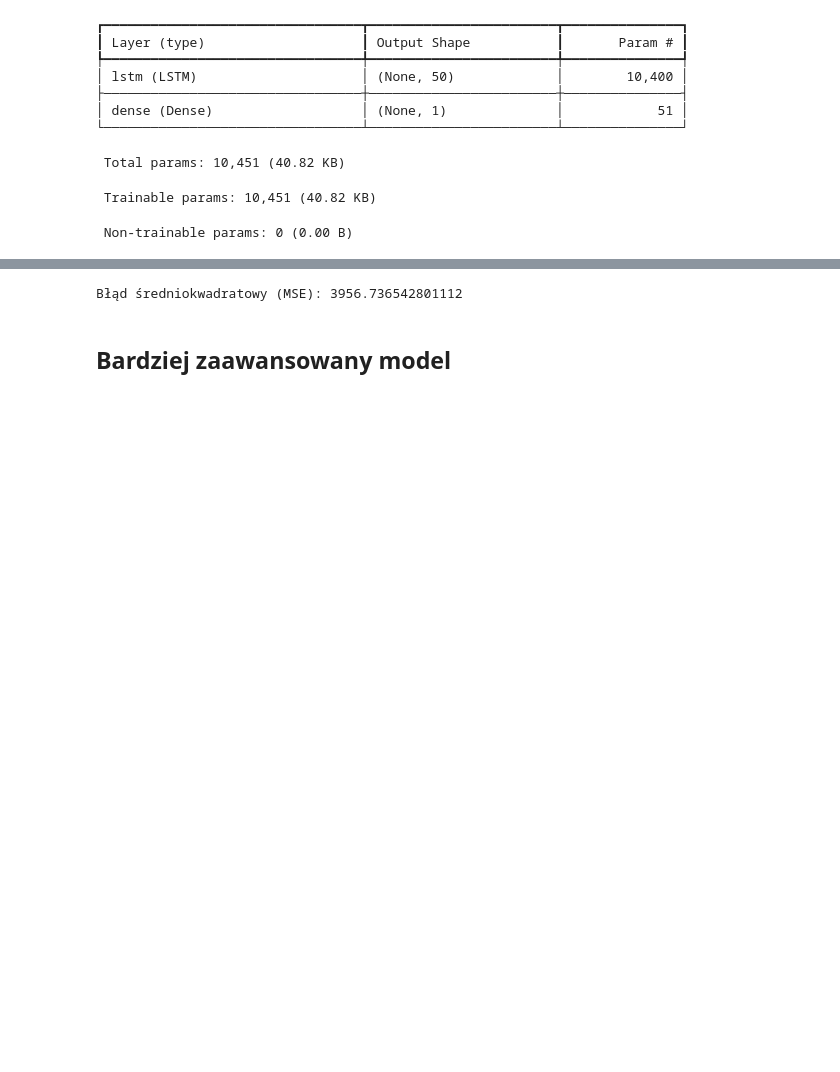
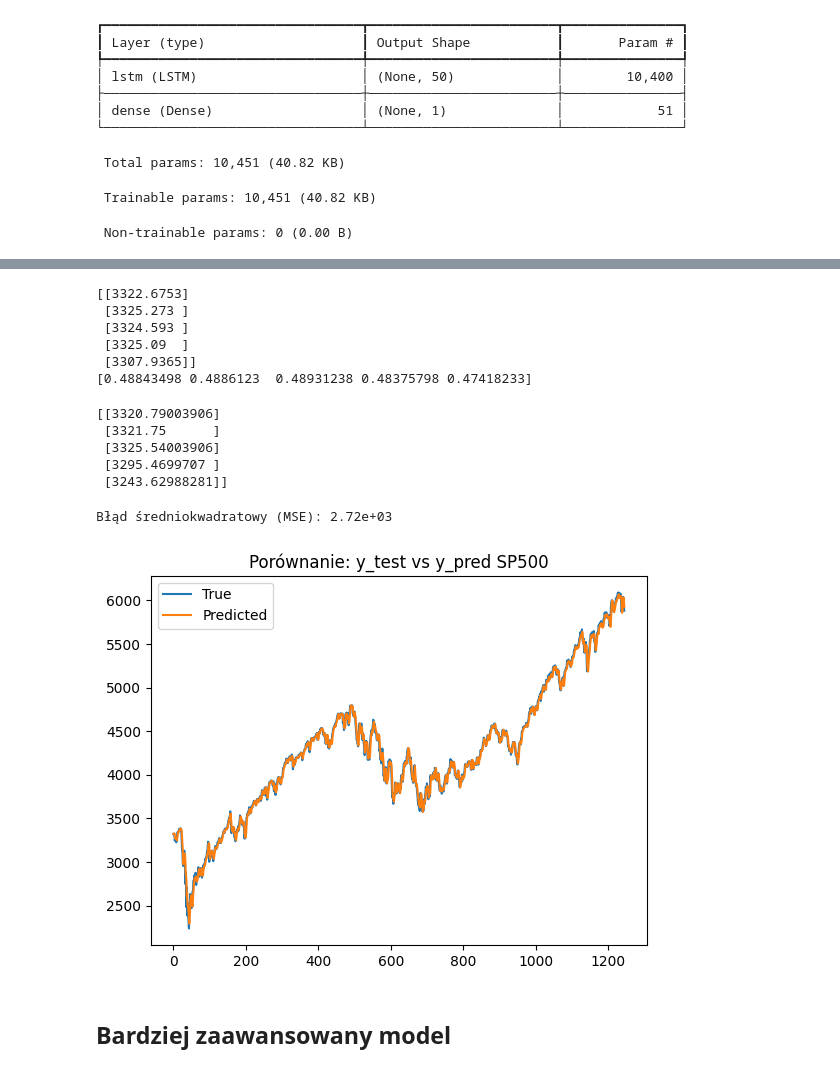
Before and after one commit to pnnowak/Projektyrynkifin, a Jupyter notebook: Modelowanieakcji_lstm.ipynb, the cells around one changed output, grey strips where cells are left out. Drawn from its saved outputs; the diff is of its cells as text; code cells hidden in the pictures; blank space fills up the shorter version.

```diff
--- a/Modelowanieakcji_lstm.ipynb
+++ b/Modelowanieakcji_lstm.ipynb
@@ -88,9 +86,36 @@ y_test = scaler.inverse_transform(y_test.reshape(-1, 1))
+# %%
+print(predictions[:5])
+print(y_test[:5])
+# %% [output]
+[[3322.6753]
+ [3325.273 ]
+ [3324.593 ]
+ [3325.09  ]
+ [3307.9365]]
+[0.48843498 0.4886123  0.48931238 0.48375798 0.47418233]
+# %%
+y_test = scaler.inverse_transform(y_test.reshape(-1, 1))
+print(y_test[:5])
+# %% [output]
+[[3320.79003906]
+ [3321.75      ]
+ [3325.54003906]
+ [3295.4699707 ]
+ [3243.62988281]]
 # %%
 # Obliczenie MSE
 mse = mean_squared_error(y_test, predictions)
-print(f"Błąd średniokwadratowy (MSE): {mse}")
+print(f"Błąd średniokwadratowy (MSE): {mse:.2e}")
 # %% [output]
-Błąd średniokwadratowy (MSE): 3956.736542801112
+Błąd średniokwadratowy (MSE): 2.72e+03
+# %%
+plt.plot(y_test, label='True')
+plt.plot(predictions, label='Predicted')
+plt.title("Porównanie: y_test vs y_pred SP500")
+plt.legend()
+plt.show()
+# %% [output]
+[figure, added]
 # %% [markdown]
 ## Bardziej zaawansowany model
 # %%
```
Also changed, not shown: parts of 17 cells of this notebook.
